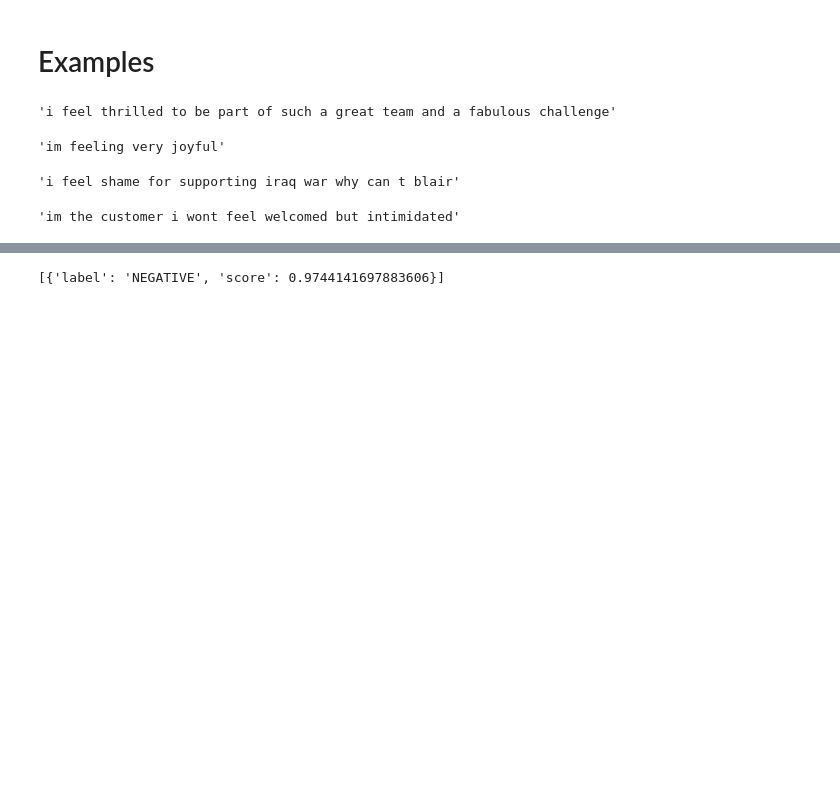
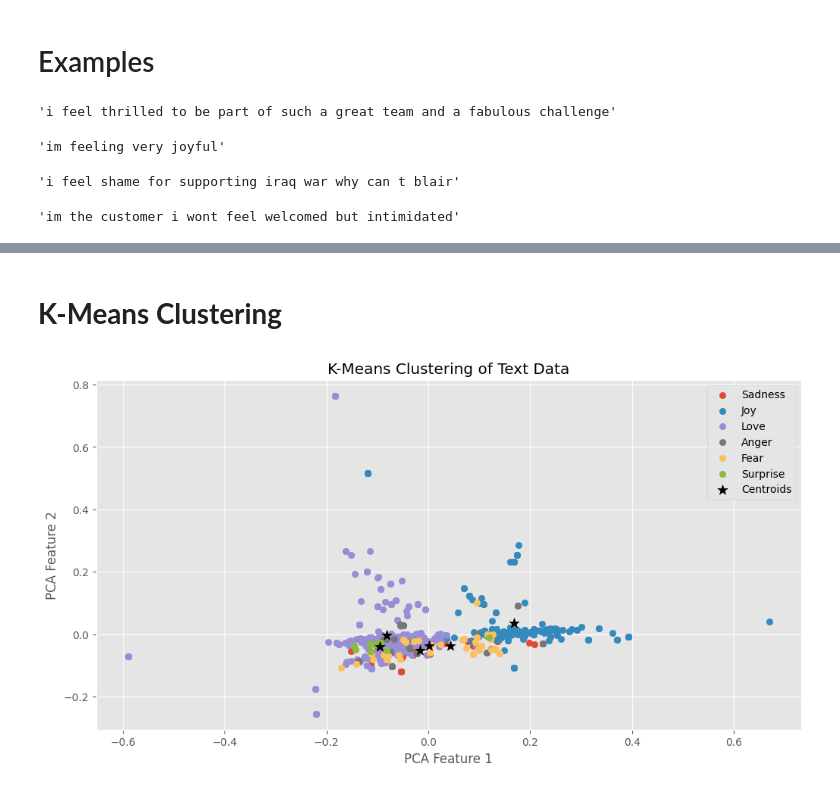
Before and after one commit to APaguil1990/AFFECTV_MCO, a Jupyter notebook: AFFECTV_MCO_Remake.ipynb, the cells around one changed output, grey strips where cells are left out. Cells and saved outputs as stored; diff of their text form; code cells hidden in the pictures; blank space fills up the shorter version.

Commit message:
Initial implementation of K-Means clustering.

```diff
--- a/AFFECTV_MCO_Remake.ipynb
+++ b/AFFECTV_MCO_Remake.ipynb
@@ -868,4 +860,2 @@ sent_pipeline('Fire')
-# %%
-sent_pipeline(example)
-# %% [output]
-[{'label': 'NEGATIVE', 'score': 0.9744141697883606}]
+# %% [markdown]
+# **K-Means Clustering**
@@ -871,0 +867,39 @@ sent_pipeline(example)
+# %%
+tfidf_vectorizer = TfidfVectorizer(max_features=1000, stop_words='english')
+tfidf_matrix = tfidf_vectorizer.fit_transform(df['processed_text'].apply(lambda x: ' '.join(x)))
+# %%
+num_clusters = 6
+kmeans = KMeans(n_clusters=num_clusters, random_state=42)
+kmeans.fit(tfidf_matrix)
+
+df['cluster'] = kmeans.labels_
+
+emotion_labels = ['Sadness', 'Joy', 'Love', 'Anger', 'Fear', 'Surprise']
+cluster_to_emotion = {i: emotion_labels[i] for i in range(num_clusters)}
+df['emotion'] = df['cluster'].map(cluster_to_emotion)
+# %%
+plt.figure(figsize=(12, 6))
+# tsne = TSNE(n_components=2, random_state=42)
+pca = PCA(n_components=2)
+# reduced_tfidf = tsne.fit_transform(tfidf_matrix.toarray())
+reduced_tfidf = pca.fit_transform(tfidf_matrix.toarray())
+
+for cluster in range(num_clusters):
+    points = reduced_tfidf[df['cluster'] == cluster]
+    plt.scatter(points[:, 0], points[:, 1], label = cluster_to_emotion[cluster])
+
+centroids = pca.transform(kmeans.cluster_centers_)
+plt.scatter(centroids[:, 0], centroids[:, 1], c='black', marker='*', s=100, label='Centroids')
+plt.title('K-Means Clustering of Text Data')
+plt.xlabel('PCA Feature 1')
+plt.ylabel('PCA Feature 2')
+plt.legend()
+plt.show()
+
+# plt.title('t-SNE Clustering of Text Data')
+# plt.xlabel('t-SNE Feature 1')
+# plt.ylabel('t-SNE Feature 2')
+# plt.legend()
+# plt.show()
+# %% [output]
+[figure, added]
```
Also changed, not shown: parts of 7 cells of this notebook.
